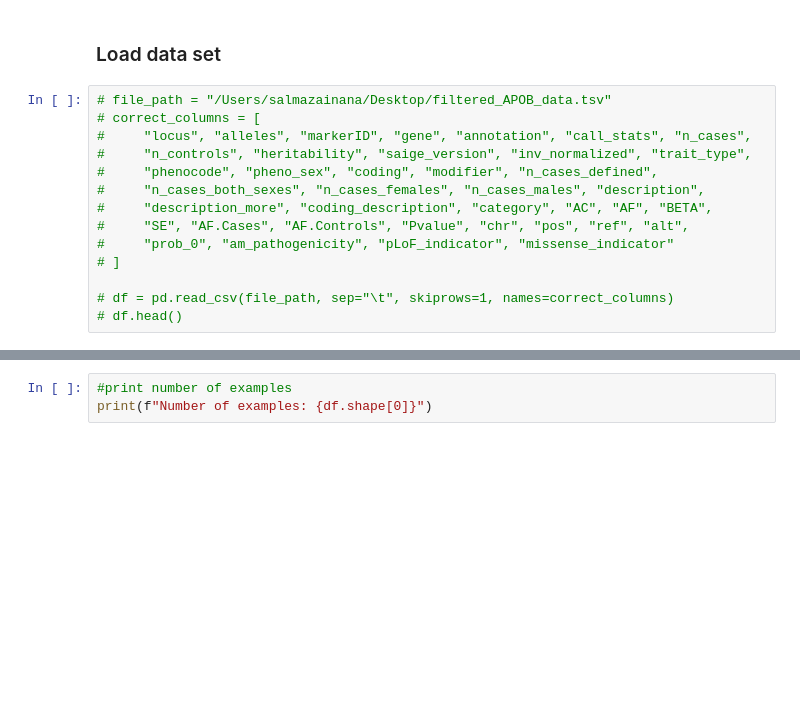
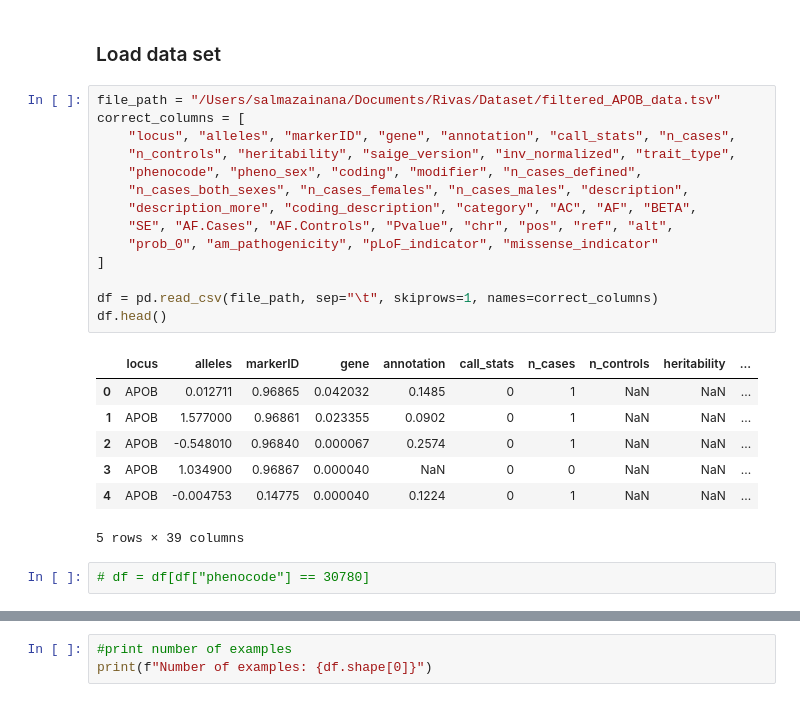
Before and after one commit to rivas-lab/umr-visualizer, a Jupyter notebook: test_package_APOB.ipynb, the cells around one changed output, grey strips where cells are left out. Saved outputs shown, nothing was run; the diff lists cells and outputs as text; blank space fills up the shorter version.

```diff
--- a/test_package.ipynb
+++ b/test_package_APOB.ipynb
@@ -50,17 +52,27 @@ import seaborn as sns
 # %% [markdown]
 ### Load data set
 # %%
-# file_path = "/Users/salmazainana/Desktop/filtered_APOB_data.tsv"
-# correct_columns = [
-#     "locus", "alleles", "markerID", "gene", "annotation", "call_stats", "n_cases",
-#     "n_controls", "heritability", "saige_version", "inv_normalized", "trait_type",
-#     "phenocode", "pheno_sex", "coding", "modifier", "n_cases_defined",
-#     "n_cases_both_sexes", "n_cases_females", "n_cases_males", "description",
-#     "description_more", "coding_description", "category", "AC", "AF", "BETA",
-#     "SE", "AF.Cases", "AF.Controls", "Pvalue", "chr", "pos", "ref", "alt",
-#     "prob_0", "am_pathogenicity", "pLoF_indicator", "missense_indicator"
-# ]
+file_path = "/Users/salmazainana/Documents/Rivas/Dataset/filtered_APOB_data.tsv"
+correct_columns = [
+    "locus", "alleles", "markerID", "gene", "annotation", "call_stats", "n_cases",
+    "n_controls", "heritability", "saige_version", "inv_normalized", "trait_type",
+    "phenocode", "pheno_sex", "coding", "modifier", "n_cases_defined",
+    "n_cases_both_sexes", "n_cases_females", "n_cases_males", "description",
+    "description_more", "coding_description", "category", "AC", "AF", "BETA",
+    "SE", "AF.Cases", "AF.Controls", "Pvalue", "chr", "pos", "ref", "alt",
+    "prob_0", "am_pathogenicity", "pLoF_indicator", "missense_indicator"
+]
 
-# df = pd.read_csv(file_path, sep="\t", skiprows=1, names=correct_columns)
-# df.head()
+df = pd.read_csv(file_path, sep="\t", skiprows=1, names=correct_columns)
+df.head()
+# %% [output]
+|  | locus | alleles | markerID | gene | annotation | call_stats | n_cases | n_controls | heritability | ... |
+| 0 | APOB | 0.012711 | 0.96865 | 0.042032 | 0.1485 | 0 | 1 | NaN | NaN | ... |
+| 1 | APOB | 1.577000 | 0.96861 | 0.023355 | 0.0902 | 0 | 1 | NaN | NaN | ... |
+| 2 | APOB | -0.548010 | 0.96840 | 0.000067 | 0.2574 | 0 | 1 | NaN | NaN | ... |
+| 3 | APOB | 1.034900 | 0.96867 | 0.000040 | NaN | 0 | 0 | NaN | NaN | ... |
+| 4 | APOB | -0.004753 | 0.14775 | 0.000040 | 0.1224 | 0 | 1 | NaN | NaN | ... |
+5 rows × 39 columns
+# %%
+# df = df[df["phenocode"] == 30780]
 # %%
```
Also changed, not shown: parts of 8 cells of this notebook, 1 other file.
